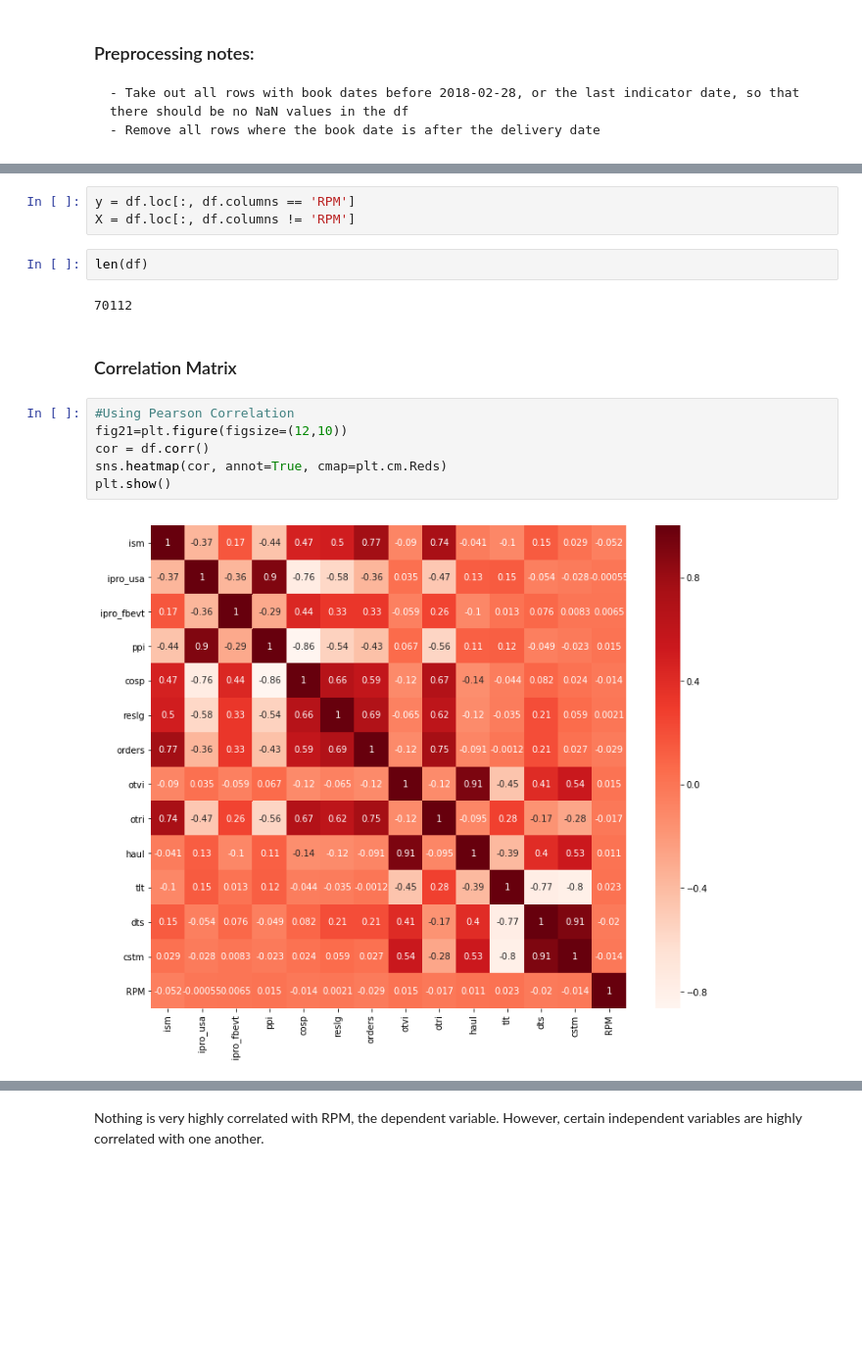
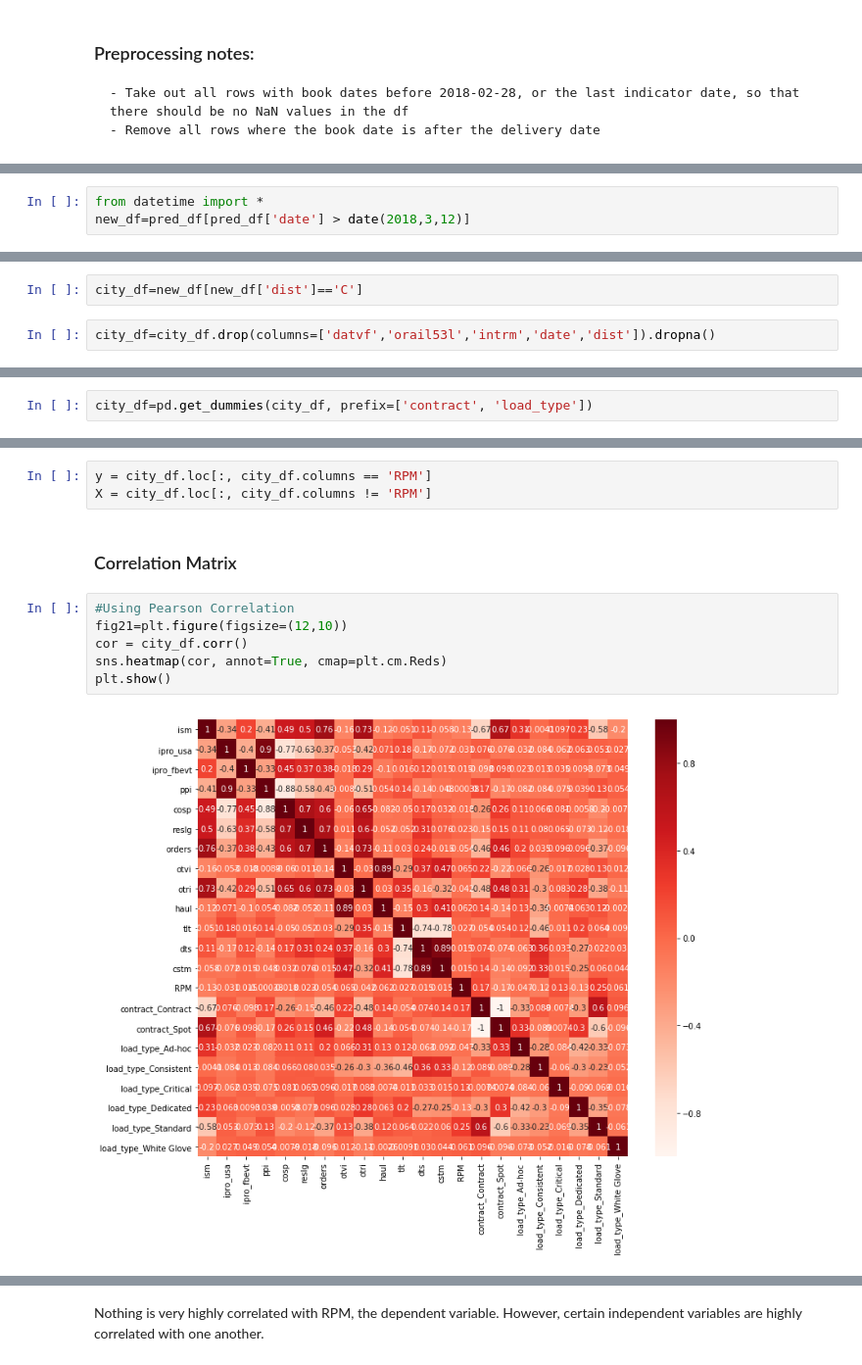
Before and after one commit to cmarshall1999/Loyola-Supply-Chain-Competition, a Jupyter notebook: Loyola-Supply-Chain-Analysis.ipynb, the cells around one changed output, grey strips where cells are left out. Shown at 98% size. Drawn from its saved outputs; the diff is of its cells as text; blank space fills up the shorter version.

```diff
--- a/Loyola-Supply-Chain-Analysis.ipynb
+++ b/Loyola-Supply-Chain-Analysis.ipynb
@@ -1617,0 +1588,3 @@ Name: Accessorial Cost, Length: 95373, dtype: int64
+# %%
+from datetime import *
+new_df=pred_df[pred_df['date'] > date(2018,3,12)]
@@ -1618 +1600,5 @@ Name: Accessorial Cost, Length: 95373, dtype: int64
+# %%
+city_df=new_df[new_df['dist']=='C']
+# %%
+city_df=city_df.drop(columns=['datvf','orail53l','intrm','date','dist']).dropna()
 # %%
@@ -1635 +1621,3 @@ Name: 131, dtype: object
+# %%
+city_df=pd.get_dummies(city_df, prefix=['contract', 'load_type'])
 # %%
@@ -1644,20 +1633,16 @@ df.head()
 # %%
-y = df.loc[:, df.columns == 'RPM']
-X = df.loc[:, df.columns != 'RPM']
+y = city_df.loc[:, city_df.columns == 'RPM']
+X = city_df.loc[:, city_df.columns != 'RPM']
-# %%
-len(df)
-# %% [output]
-70112
 # %% [markdown]
 ### Correlation Matrix
 # %%
 #Using Pearson Correlation
 fig21=plt.figure(figsize=(12,10))
-cor = df.corr()
+cor = city_df.corr()
 sns.heatmap(cor, annot=True, cmap=plt.cm.Reds)
 plt.show()
 # %% [output]
-[figure, old version]
+[figure, new version]
 # %%
 cor_target = abs(cor['RPM'])
 #Selecting highly correlated features
```
Also changed, not shown: parts of 65 cells of this notebook.
